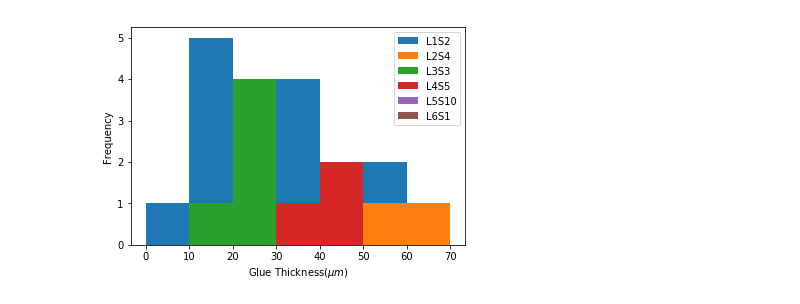
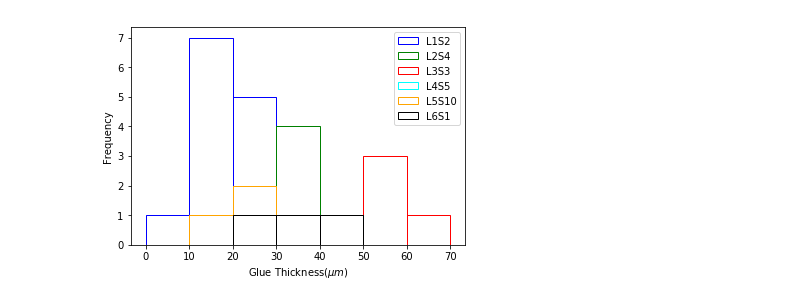
Before and after one commit to mariajose2398/CMS-MTD-BTL-SensorModule-Analysis, a Jupyter notebook: Histogramof GlueThickness.ipynb, the cells around one changed output. Cells and saved outputs as stored; diff of their text form; code cells hidden in the pictures.

```diff
--- a/Histogramof GlueThickness.ipynb
+++ b/Histogramof GlueThickness.ipynb
@@ -7,15 +7,15 @@ L1S2=np.array([[58.918,58.942,58.982,59.010,58.994],
                [58.905,58.945,58.983,59.011,58.995],
                [58.903,58.948,59.000,58.988,58.985],
                [58.905,58.951,58.990,59.007,58.993],
-               [58.901,58.947,58.984,58.995,58.995
+               [58.901,58.947,58.984,58.995,58.995],
                [58.895,58.946,59.003,59.015,58.984],
                [58.894,58.937,58.978,58.993,58.982],
                [58.896,58.928,58.980,58.995,58.971],
                [58.898,58.942,58.976,59.005,59.000],
                [58.900,58.939,58.986,58.997,59.000],
                [58.900,58.941,58.979,58.996,58.992],
-               [58.904,58.989,59.007,58.974,58.941,
-               [58.898,59.000,59.005,58.976,58.942],
+               [58.904,58.941,58.974,58.007, 58.989],
+               [58.898,59.000,59.005,58.976,58.942]])
 L3S3=np.array([[59.087,59.127,59.137,59.046,58.924],
                [59.085,59.127,59.134,59.026,58.915],
                [59.078,59.127,59.133,59.025,58.905],
@@ -67,22 +67,23 @@ S10=np.array([[2.312,2.312,2.311,2.313,2.313],
 # %%
 L1S2G= (L1S2-np.mean(L1, axis=0)-np.mean(S2, axis=0))*1000
 L2S4G= (L2S4-np.mean(L2, axis=0)-np.mean(S4, axis=0))*1000
 L3S3G= (L3S3-np.mean(L3, axis=0)-np.mean(S3, axis=0))*1000
 L6S1G= (L6S1-np.mean(L6, axis=0)-np.mean(S1, axis=0))*1000
 L4S5G= (L4S5-np.mean(L4, axis=0)-np.mean(S5, axis=0))*1000
 L5S10G= (L5S10-np.mean(L5, axis=0)-np.mean(S10, axis=0))*1000
 GlueThickness=np.concatenate((L1S2G, L2S4G, L3S3G, L4S5G,L6S1G,L5S10G) )
 GlueThicknessAvg=np.mean(GlueThickness, axis=1)
-plt.hist(GlueThicknessAvg[:14], bins=[0, 10, 20, 30, 40, 50, 60, 70], label="L1S2")
-plt.hist(GlueThicknessAvg[14:18], bins=[0, 10, 20, 30, 40, 50, 60, 70], label="L2S4")
-plt.hist(GlueThicknessAvg[18:23], bins=[0, 10, 20, 30, 40, 50, 60, 70], label="L3S3")
-plt.hist(GlueThicknessAvg[23:26], bins=[0, 10, 20, 30, 40, 50, 60, 70], label="L4S5")
-plt.hist(GlueThicknessAvg[26:29], bins=[0, 10, 20, 30, 40, 50, 60, 70], label ="L5S10")
-plt.hist(GlueThicknessAvg[29:-1], bins=[0, 10, 20, 30, 40, 50, 60, 70], label="L6S1")
+plt.hist(GlueThicknessAvg[:14], bins=[0, 10, 20, 30, 40, 50, 60, 70], label="L1S2", fill=False, ec='blue')
+plt.hist(GlueThicknessAvg[14:18], bins=[0, 10, 20, 30, 40, 50, 60, 70], label="L2S4", fill=False, ec='green')
+plt.hist(GlueThicknessAvg[18:23], bins=[0, 10, 20, 30, 40, 50, 60, 70], label="L3S3", fill=False, ec="red")
+plt.hist(GlueThicknessAvg[23:26], bins=[0, 10, 20, 30, 40, 50, 60, 70], label="L4S5", fill=False, ec ="cyan")
+plt.hist(GlueThicknessAvg[26:29], bins=[0, 10, 20, 30, 40, 50, 60, 70], label ="L5S10", fill=False,ec="orange" )
+plt.hist(GlueThicknessAvg[29:-1], bins=[0, 10, 20, 30, 40, 50, 60, 70], label="L6S1", fill=False, ec="black
+         ")
 plt.legend()
 plt.xlabel(r"Glue Thickness($\mu m$)")
 plt.ylabel("Frequency")
 plt.savefig("histogram_glue_thickness_each_module.png")
 # %% [output]
-[figure, old version]
+[figure, new version]
 # %%
```
Also changed, not shown: parts of 3 cells of this notebook, 4 other files.
